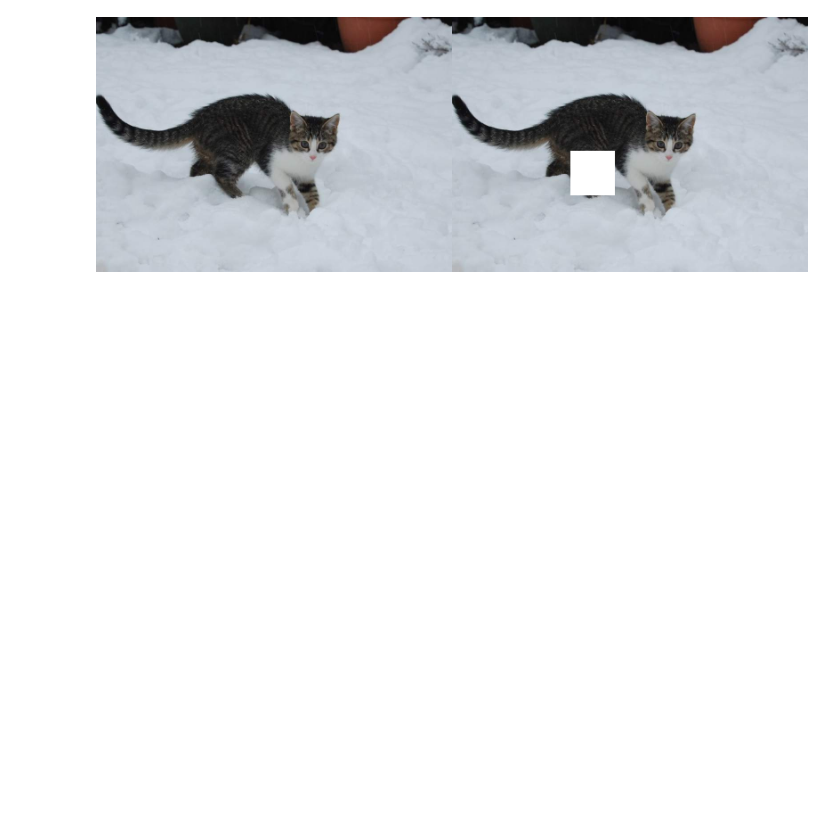
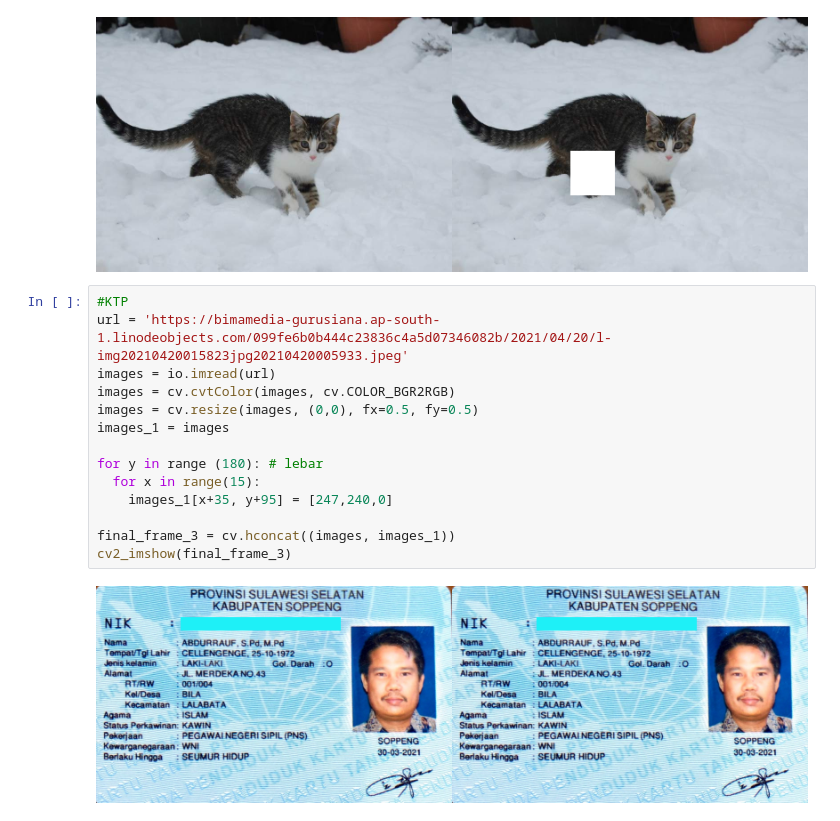
Before and after one commit to AsadillahRamadhan/PCVK, a Jupyter notebook: Pertemuan1.ipynb, the cells around one changed output. Drawn from its saved outputs; the diff is of its cells as text; blank space fills up the shorter version.

```diff
--- a/Pertemuan1.ipynb
+++ b/Pertemuan1.ipynb
@@ -126,3 +126,19 @@ final_frame_2 = cv.hconcat((image_2, image_6))
 cv2_imshow(final_frame_2)
 # %% [output]
 [figure]
+# %%
+#KTP
+url = 'https://bimamedia-gurusiana.ap-south-1.linodeobjects.com/099fe6b0b444c23836c4a5d07346082b/2021/04/20/l-img20210420015823jpg20210420005933.jpeg'
+images = io.imread(url)
+images = cv.cvtColor(images, cv.COLOR_BGR2RGB)
+images = cv.resize(images, (0,0), fx=0.5, fy=0.5)
+images_1 = images
+
+for y in range (180): # lebar
+  for x in range(15):
+    images_1[x+35, y+95] = [247,240,0]
+
+final_frame_3 = cv.hconcat((images, images_1))
+cv2_imshow(final_frame_3)
+# %% [output]
+[figure, added]
```
